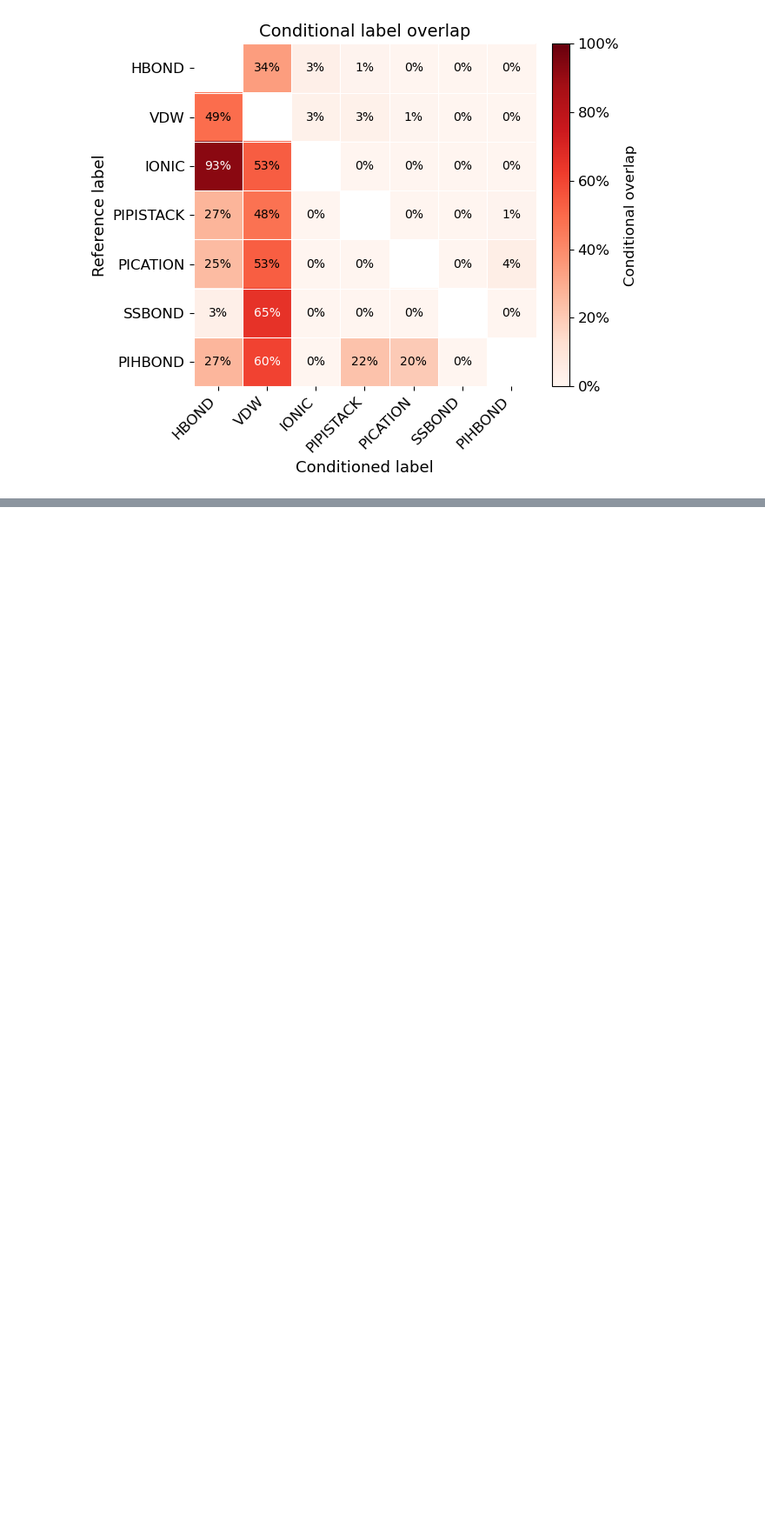
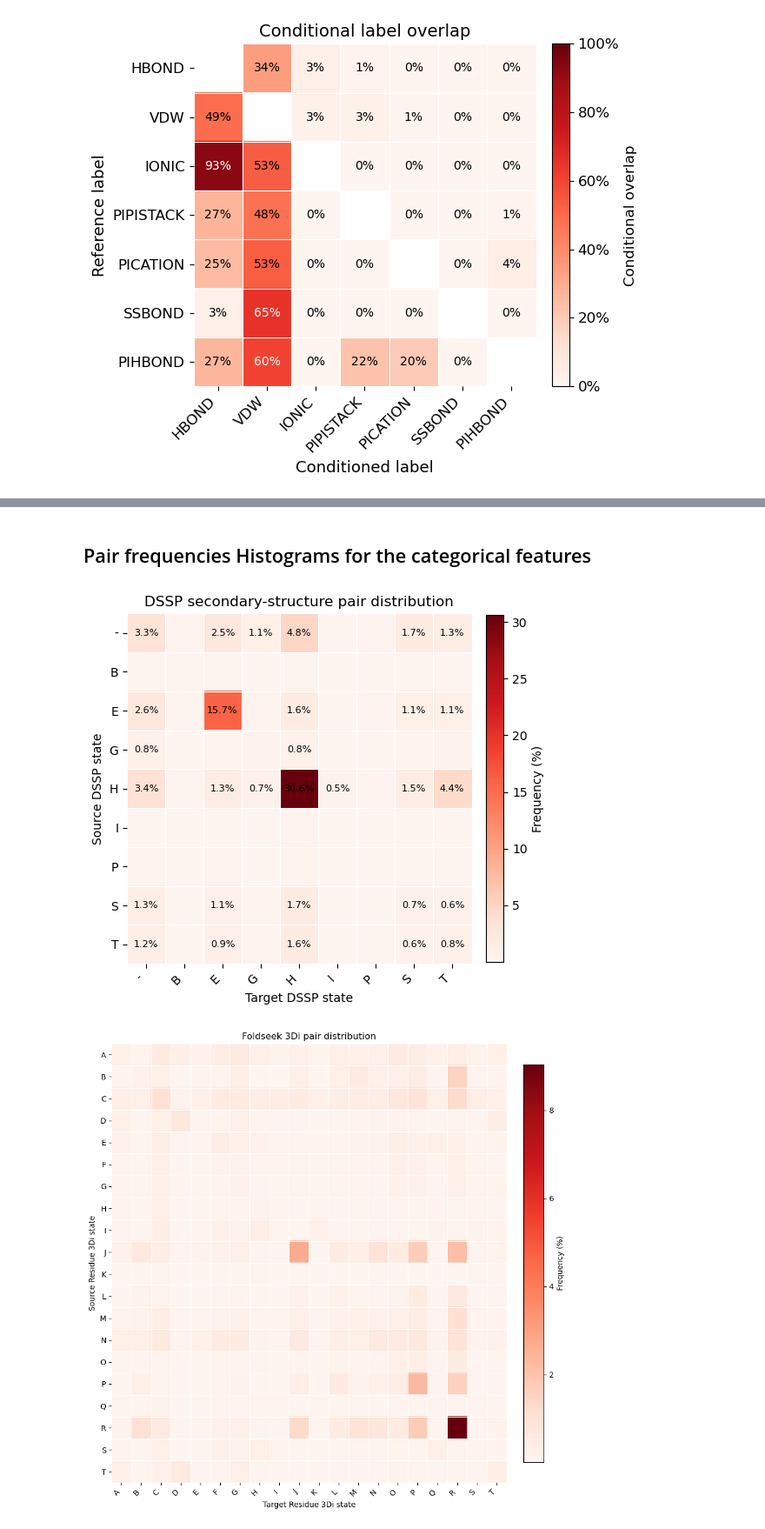
Before and after one commit to miriamzara/SB_Project, a Jupyter notebook: 0_features_inspection.ipynb, the cells around one changed output, grey strips where cells are left out. Shown at 87% size. Saved outputs shown, nothing was run; the diff lists cells and outputs as text; code cells hidden in the pictures; blank space fills up the shorter version.

Commit message:
features distributions

```diff
--- a/0_features_inspection.ipynb
+++ b/0_features_inspection.ipynb
@@ -258,0 +340,2 @@ plt.show()
+# %% [markdown]
+## Pair frequencies Histograms for the categorical features
@@ -258,0 +427,28 @@ plt.show()
+# %%
+dssp_counts, dssp_percentages = plot_categorical_pair_heatmap(
+    df=df,
+    col1="s_ss8",
+    col2="t_ss8",
+    title="DSSP secondary-structure pair distribution",
+    xlabel="Target DSSP state",
+    ylabel="Source DSSP state",
+    filename="report_figures/dssp_pair_distribution.pdf",
+    normalize=True,
+    annotate=True
+)
+
+
+di_counts, di_percentages = plot_categorical_pair_heatmap(
+    df=df,
+    col1="s_3di_letter",
+    col2="t_3di_letter",
+    title="Foldseek 3Di pair distribution",
+    xlabel="Target Residue 3Di state",
+    ylabel="Source Residue 3Di state",
+    filename="report_figures/3di_pair_distribution.pdf",
+    normalize=True,
+    annotate=False
+)
+# %% [output]
+[figure, added]
+[figure, added]
```
Also changed, not shown: parts of 13 cells of this notebook, 6 other files.
